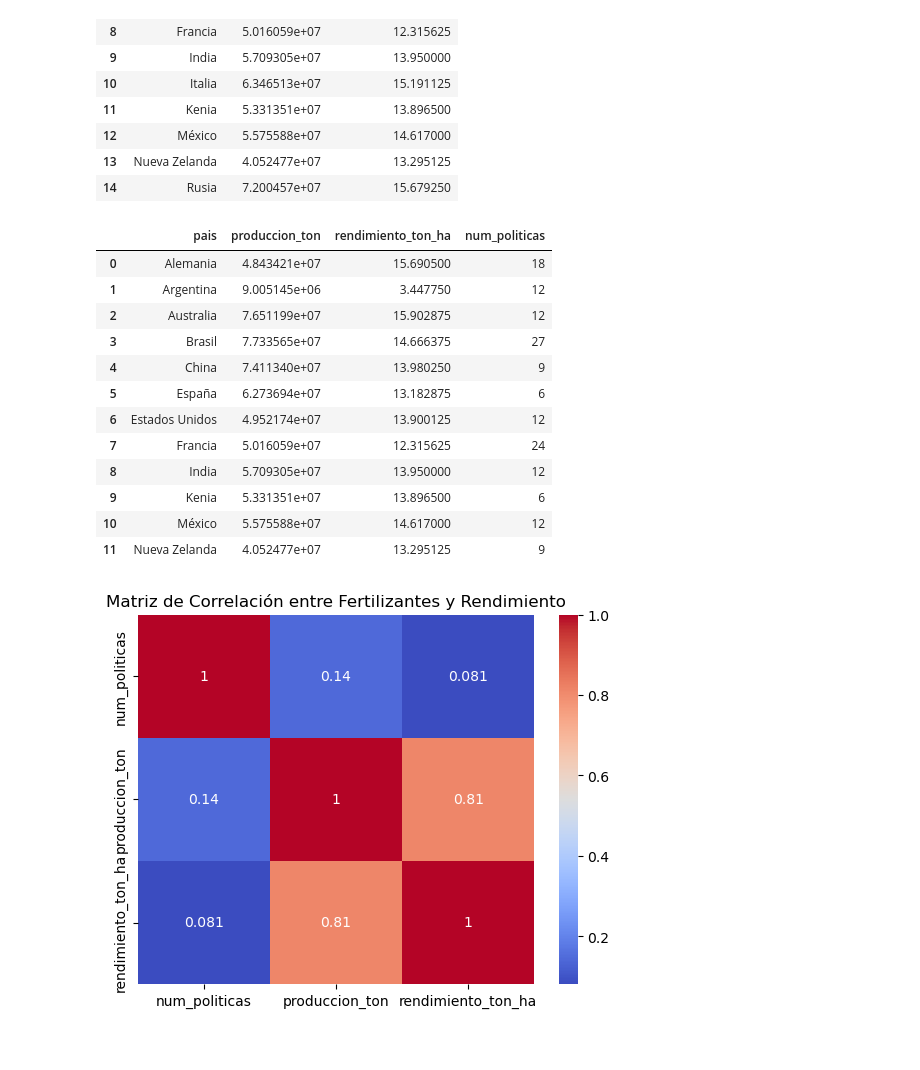
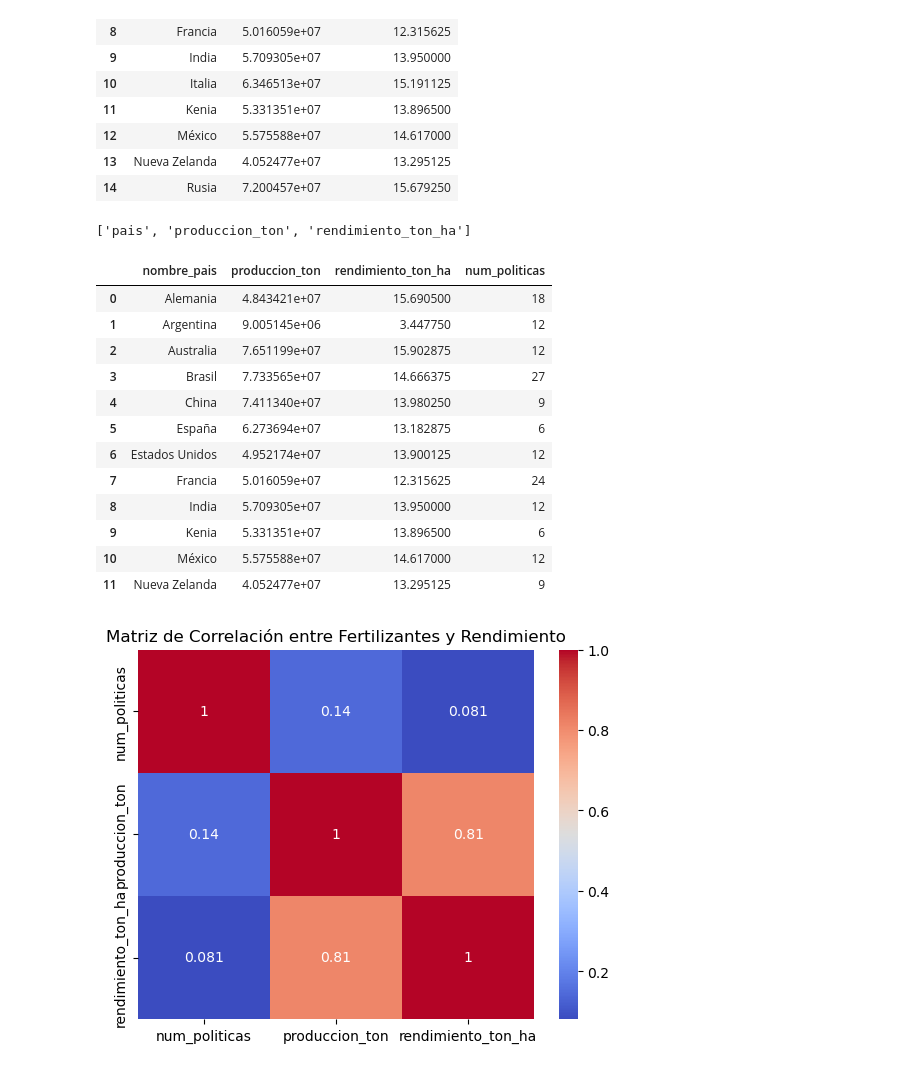
Before and after one commit to ccp0897/Agricultura-y-Ganader-a-Global, a Jupyter notebook: analisisExploratorioSemiEstructurados.ipynb, the cells around one changed output. Cells and saved outputs as stored; diff of their text form; code cells hidden in the pictures.

```diff
--- a/analisisExploratorioSemiEstructurados.ipynb
+++ b/analisisExploratorioSemiEstructurados.ipynb
@@ -250,9 +251,17 @@ politicas_pais = df_politicas.groupby("pais").size().reset_index(name="num_polit
+# %%
+print(produccion_pais.columns.tolist())
+# %% [output]
+['pais', 'produccion_ton', 'rendimiento_ton_ha']
+# %%
+politicas_pais = df_politicas.groupby("nombre_pais").size().reset_index(name="num_politicas")
+# %%
+produccion_pais = produccion_pais.rename(columns={"pais": "nombre_pais"})
 # %%
-df_final = pd.merge(produccion_pais, politicas_pais, on="pais", how="inner")
+df_final = pd.merge(produccion_pais, politicas_pais, on="nombre_pais", how="inner")
 
 df_final
 # %% [output]
-|  | pais | produccion_ton | rendimiento_ton_ha | num_politicas |
+|  | nombre_pais | produccion_ton | rendimiento_ton_ha | num_politicas |
 | 0 | Alemania | 4.843421e+07 | 15.690500 | 18 |
 | 1 | Argentina | 9.005145e+06 | 3.447750 | 12 |
 | 2 | Australia | 7.651199e+07 | 15.902875 | 12 |
```
Also changed, not shown: parts of 9 cells of this notebook, 2 other files.
